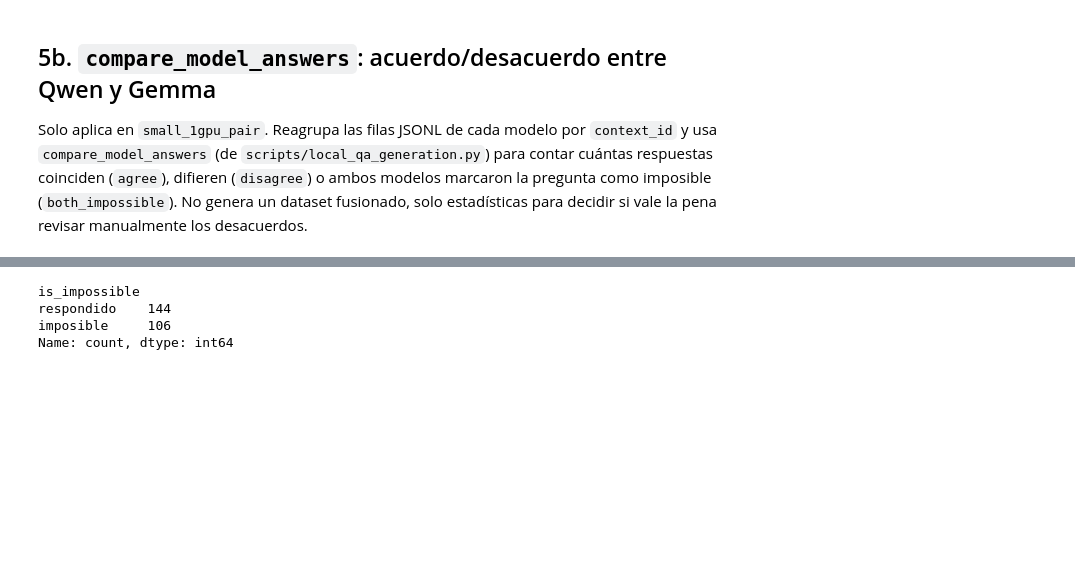
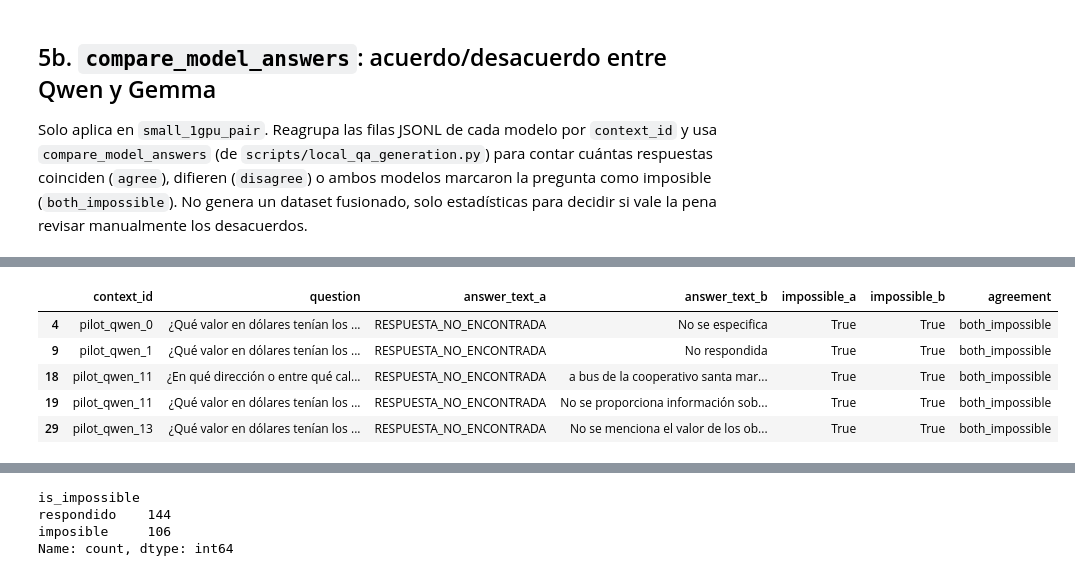
Before and after one commit to LeninGF/IAG-2024B-GenerativeQA, a Jupyter notebook: dataset_build_local_gpu.ipynb, the cells around one changed output, grey strips where cells are left out. Drawn from its saved outputs; the diff is of its cells as text; code cells hidden in the pictures; blank space fills up the shorter version.

```diff
--- a/dataset_build_local_gpu.ipynb
+++ b/dataset_build_local_gpu.ipynb
@@ -422,0 +438,9 @@ KeyError: 'agreement'
+# %%
+comparisons_df[comparisons_df.agreement=='both_impossible'].head()
+# %% [output]
+|  | context_id | question | answer_text_a | answer_text_b | impossible_a | impossible_b | agreement |
+| 4 | pilot_qwen_0 | ¿Qué valor en dólares tenían los ... | RESPUESTA_NO_ENCONTRADA | No se especifica | True | True | both_impossible |
+| 9 | pilot_qwen_1 | ¿Qué valor en dólares tenían los ... | RESPUESTA_NO_ENCONTRADA | No respondida | True | True | both_impossible |
+| 18 | pilot_qwen_11 | ¿En qué dirección o entre qué cal... | RESPUESTA_NO_ENCONTRADA | a bus de la cooperativo santa mar... | True | True | both_impossible |
+| 19 | pilot_qwen_11 | ¿Qué valor en dólares tenían los ... | RESPUESTA_NO_ENCONTRADA | No se proporciona información sob... | True | True | both_impossible |
+| 29 | pilot_qwen_13 | ¿Qué valor en dólares tenían los ... | RESPUESTA_NO_ENCONTRADA | No se menciona el valor de los ob... | True | True | both_impossible |
```
Also changed, not shown: parts of 3 cells of this notebook.
